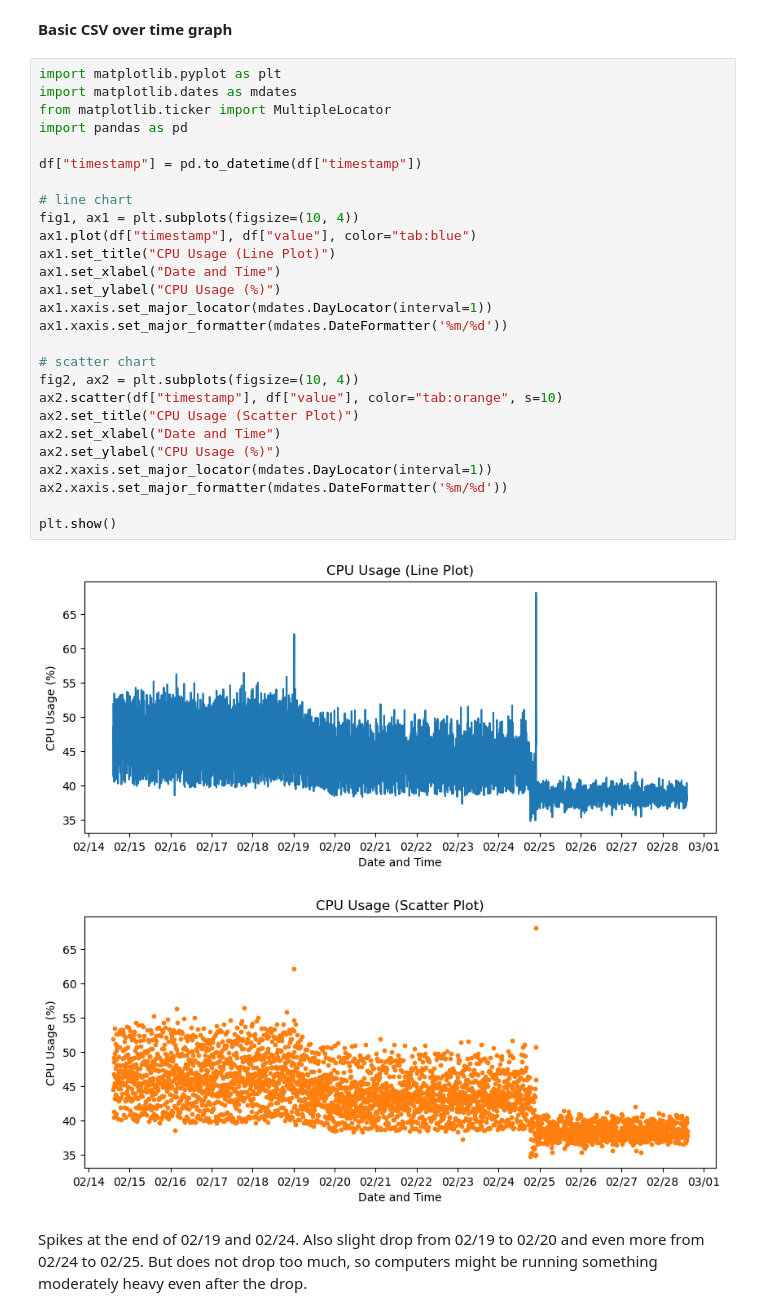
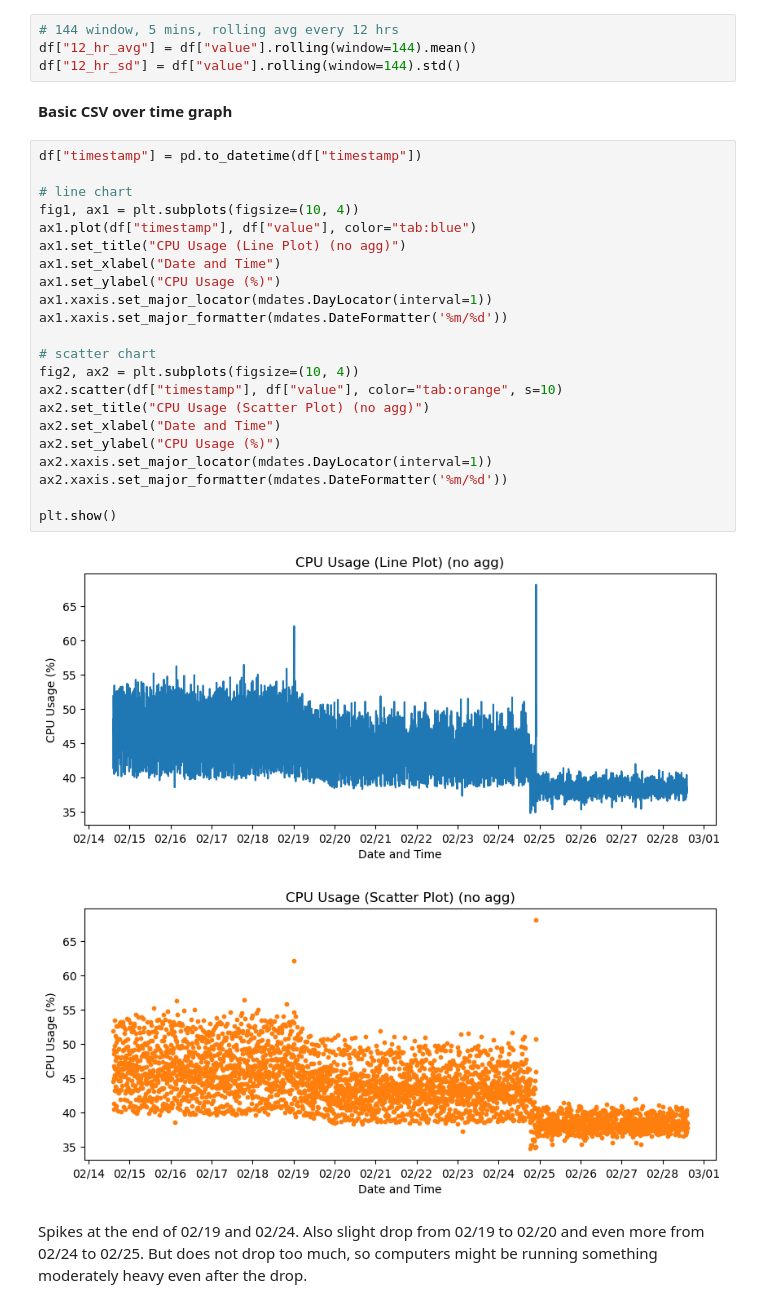
Before and after one commit to EdGabriel-Builds/CPUPrelimDataAnalysis, a Jupyter notebook: SmallData_09.30.2026/graphs.ipynb, the cells around one changed output. Saved outputs shown, nothing was run; the diff lists cells and outputs as text.

```diff
--- a/SmallData_09.30.2026/graphs.ipynb
+++ b/SmallData_09.30.2026/graphs.ipynb
@@ -10,35 +12,34 @@ df["timestamp"] = pd.to_datetime(df["timestamp"])
+# %%
+# 144 window, 5 mins, rolling avg every 12 hrs
+df["12_hr_avg"] = df["value"].rolling(window=144).mean()
+df["12_hr_sd"] = df["value"].rolling(window=144).std()
 # %% [markdown]
 **Basic CSV over time graph**
 # %%
-import matplotlib.pyplot as plt
-import matplotlib.dates as mdates
-from matplotlib.ticker import MultipleLocator
-import pandas as pd
-
 df["timestamp"] = pd.to_datetime(df["timestamp"])
 
 # line chart
 fig1, ax1 = plt.subplots(figsize=(10, 4))
 ax1.plot(df["timestamp"], df["value"], color="tab:blue")
-ax1.set_title("CPU Usage (Line Plot)")
+ax1.set_title("CPU Usage (Line Plot) (no agg)")
 ax1.set_xlabel("Date and Time")
 ax1.set_ylabel("CPU Usage (%)")
 ax1.xaxis.set_major_locator(mdates.DayLocator(interval=1))
 ax1.xaxis.set_major_formatter(mdates.DateFormatter('%m/%d'))
 
 # scatter chart
 fig2, ax2 = plt.subplots(figsize=(10, 4))
 ax2.scatter(df["timestamp"], df["value"], color="tab:orange", s=10)
-ax2.set_title("CPU Usage (Scatter Plot)")
+ax2.set_title("CPU Usage (Scatter Plot) (no agg)")
 ax2.set_xlabel("Date and Time")
 ax2.set_ylabel("CPU Usage (%)")
 ax2.xaxis.set_major_locator(mdates.DayLocator(interval=1))
 ax2.xaxis.set_major_formatter(mdates.DateFormatter('%m/%d'))
 
 plt.show()
 # %% [output]
-[figure, old version]
+[figure, new version]
-[figure, old version]
+[figure, new version]
 # %% [markdown]
 Spikes at the end of 02/19 and 02/24. Also slight drop from 02/19 to 02/20 and even more from 02/24 to 02/25.
 But does not drop too much, so computers might be running something moderately heavy even after the drop.
```
Also changed, not shown: parts of 4 cells of this notebook.
